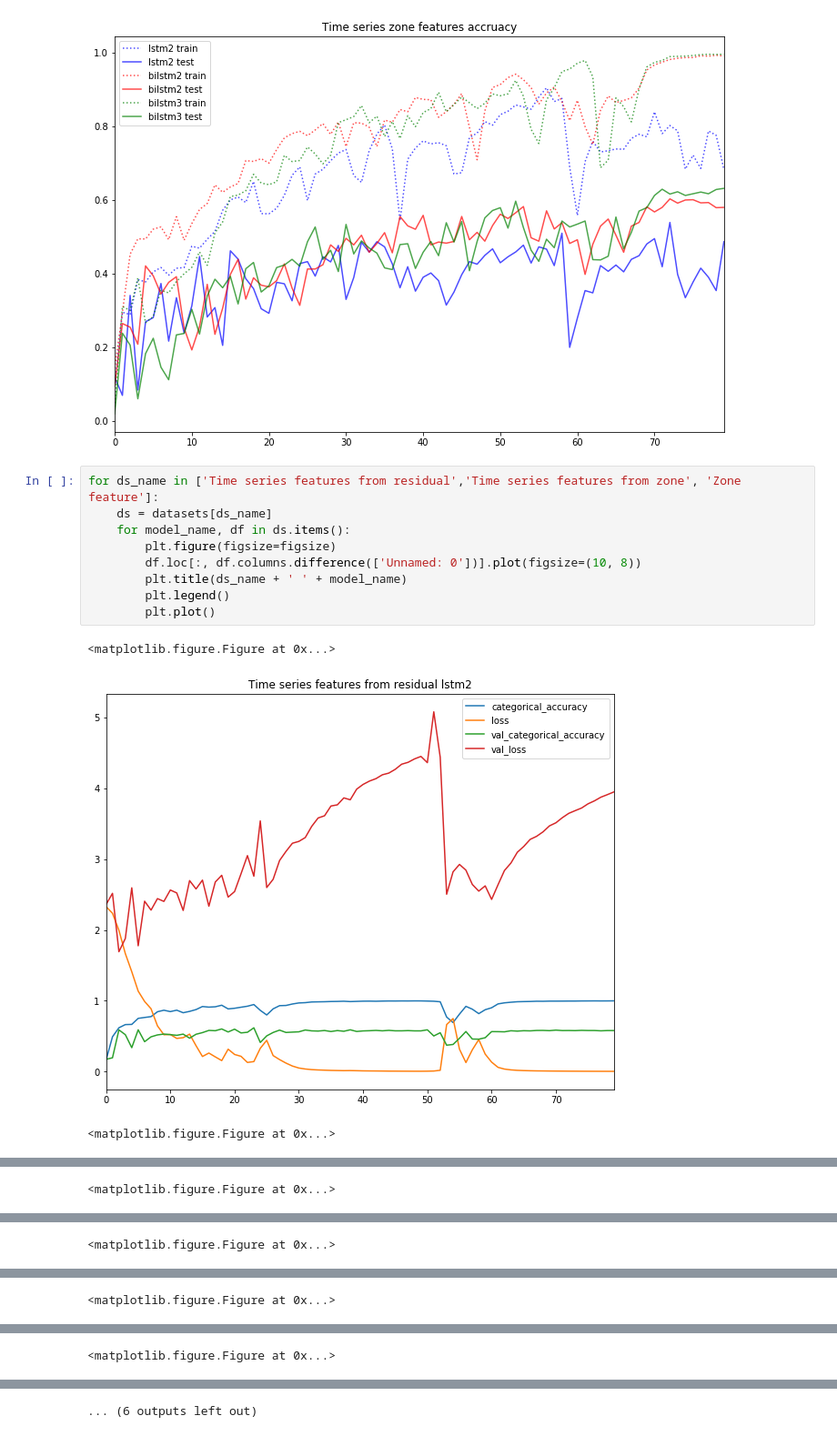
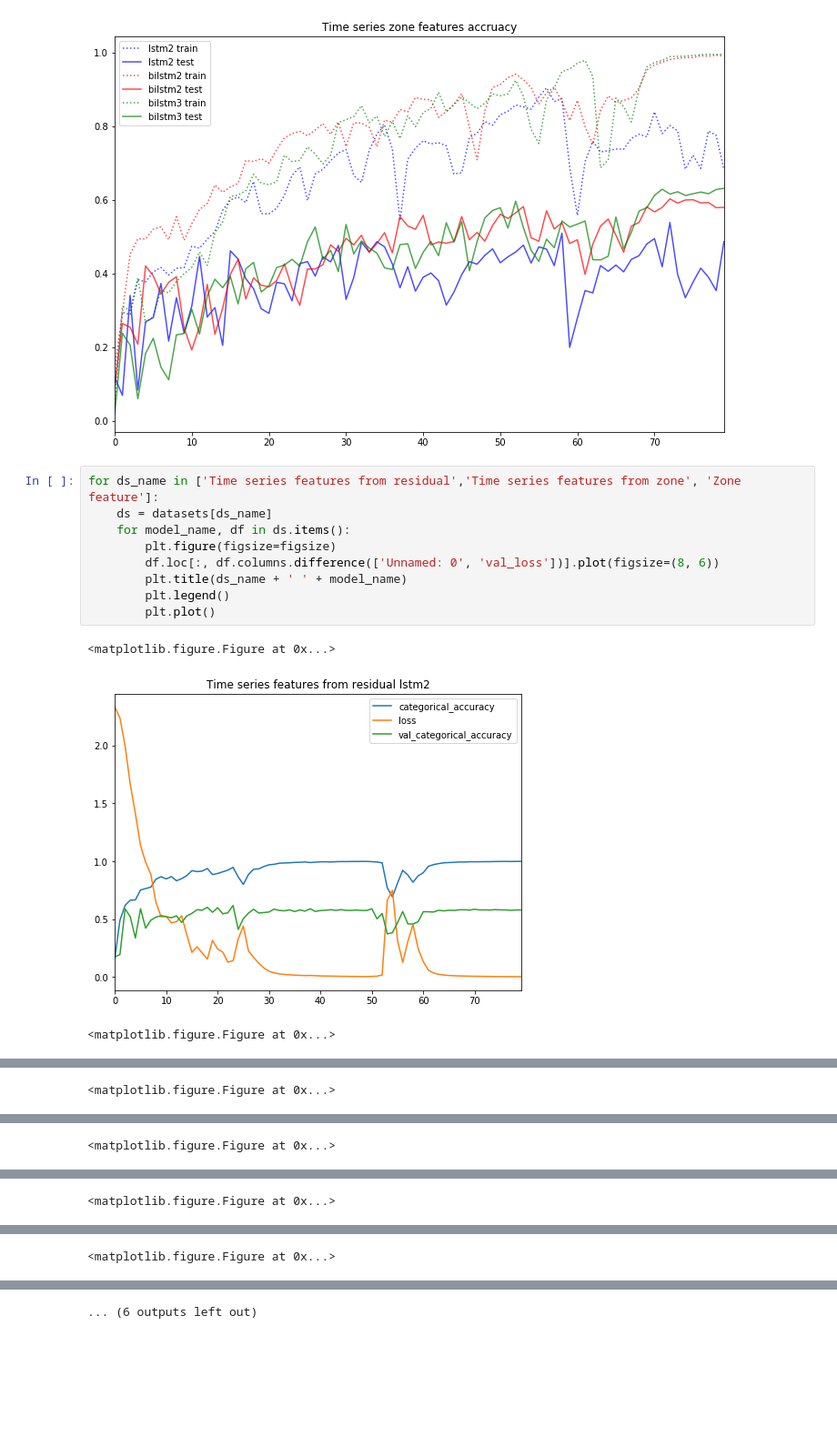
Before and after one commit to maks-ivanov/cs189_pairs_trading, a Jupyter notebook: evaluation.ipynb, the cells around one changed output, grey strips where cells are left out. Shown at 91% size. Drawn from its saved outputs; the diff is of its cells as text; blank space fills up the shorter version.

Commit message:
changing graph format

```diff
--- a/evaluation.ipynb
+++ b/evaluation.ipynb
@@ -153,13 +153,13 @@ plt.show()
 # %%
 for ds_name in ['Time series features from residual','Time series features from zone', 'Zone feature']:
     ds = datasets[ds_name]
     for model_name, df in ds.items():
         plt.figure(figsize=figsize)
-        df.loc[:, df.columns.difference(['Unnamed: 0'])].plot(figsize=(10, 8))
+        df.loc[:, df.columns.difference(['Unnamed: 0', 'val_loss'])].plot(figsize=(8, 6))
         plt.title(ds_name + ' ' + model_name)
         plt.legend()
         plt.plot()
 # %% [output]
 <matplotlib.figure.Figure at 0x...>
-[figure, old version]
+[figure, new version]
 <matplotlib.figure.Figure at 0x...>
```
Also changed, not shown: parts of 1 cell of this notebook.
